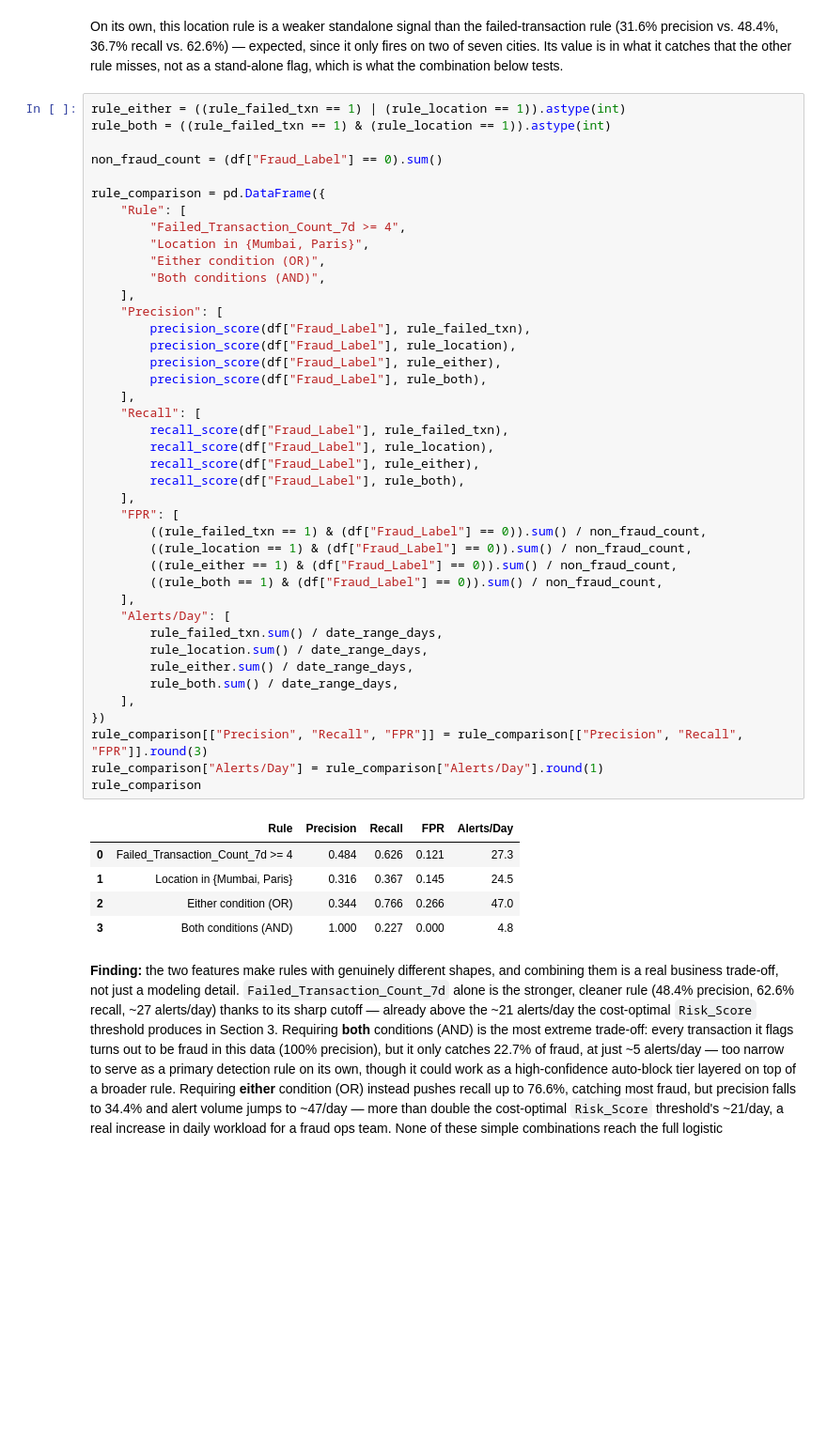
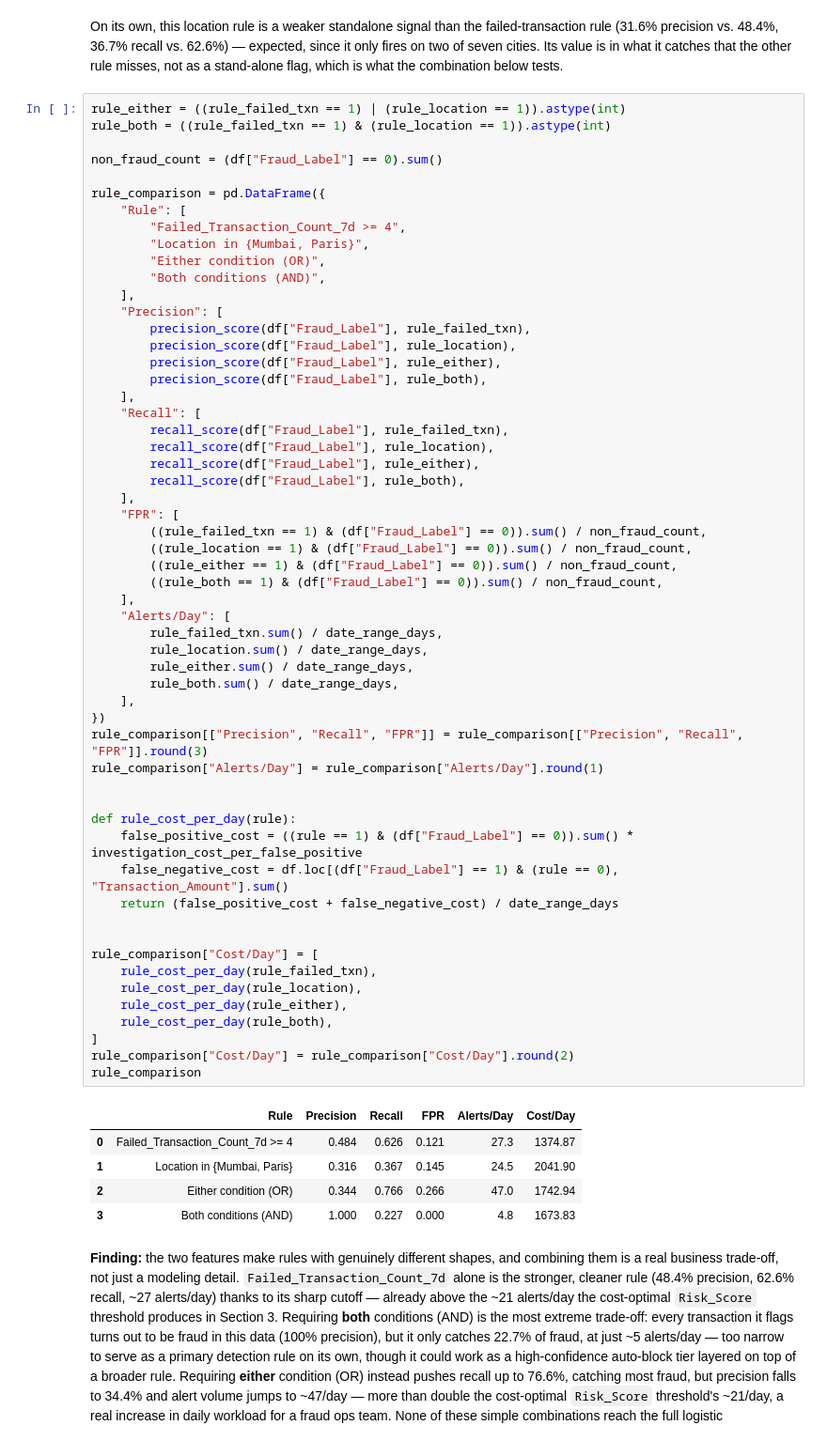
Before and after one commit to HzyBetty/fraud-detection-case-study, a Jupyter notebook: fraud_analysis.ipynb, the cells around one changed output. Shown at 94% size. Saved outputs shown, nothing was run; the diff lists cells and outputs as text; blank space fills up the shorter version.

```diff
--- a/fraud_analysis.ipynb
+++ b/fraud_analysis.ipynb
@@ -675,38 +677,53 @@ rule_comparison = pd.DataFrame({
     ],
     "Precision": [
         precision_score(df["Fraud_Label"], rule_failed_txn),
         precision_score(df["Fraud_Label"], rule_location),
         precision_score(df["Fraud_Label"], rule_either),
         precision_score(df["Fraud_Label"], rule_both),
     ],
     "Recall": [
         recall_score(df["Fraud_Label"], rule_failed_txn),
         recall_score(df["Fraud_Label"], rule_location),
         recall_score(df["Fraud_Label"], rule_either),
         recall_score(df["Fraud_Label"], rule_both),
     ],
     "FPR": [
         ((rule_failed_txn == 1) & (df["Fraud_Label"] == 0)).sum() / non_fraud_count,
         ((rule_location == 1) & (df["Fraud_Label"] == 0)).sum() / non_fraud_count,
         ((rule_either == 1) & (df["Fraud_Label"] == 0)).sum() / non_fraud_count,
         ((rule_both == 1) & (df["Fraud_Label"] == 0)).sum() / non_fraud_count,
     ],
     "Alerts/Day": [
         rule_failed_txn.sum() / date_range_days,
         rule_location.sum() / date_range_days,
         rule_either.sum() / date_range_days,
         rule_both.sum() / date_range_days,
     ],
 })
 rule_comparison[["Precision", "Recall", "FPR"]] = rule_comparison[["Precision", "Recall", "FPR"]].round(3)
 rule_comparison["Alerts/Day"] = rule_comparison["Alerts/Day"].round(1)
+
+
+def rule_cost_per_day(rule):
+    false_positive_cost = ((rule == 1) & (df["Fraud_Label"] == 0)).sum() * investigation_cost_per_false_positive
+    false_negative_cost = df.loc[(df["Fraud_Label"] == 1) & (rule == 0), "Transaction_Amount"].sum()
+    return (false_positive_cost + false_negative_cost) / date_range_days
+
+
+rule_comparison["Cost/Day"] = [
+    rule_cost_per_day(rule_failed_txn),
+    rule_cost_per_day(rule_location),
+    rule_cost_per_day(rule_either),
+    rule_cost_per_day(rule_both),
+]
+rule_comparison["Cost/Day"] = rule_comparison["Cost/Day"].round(2)
 rule_comparison
 # %% [output]
-|  | Rule | Precision | Recall | FPR | Alerts/Day |
-| 0 | Failed_Transaction_Count_7d >= 4 | 0.484 | 0.626 | 0.121 | 27.3 |
-| 1 | Location in {Mumbai, Paris} | 0.316 | 0.367 | 0.145 | 24.5 |
-| 2 | Either condition (OR) | 0.344 | 0.766 | 0.266 | 47.0 |
-| 3 | Both conditions (AND) | 1.000 | 0.227 | 0.000 | 4.8 |
+|  | Rule | Precision | Recall | FPR | Alerts/Day | Cost/Day |
+| 0 | Failed_Transaction_Count_7d >= 4 | 0.484 | 0.626 | 0.121 | 27.3 | 1374.87 |
+| 1 | Location in {Mumbai, Paris} | 0.316 | 0.367 | 0.145 | 24.5 | 2041.90 |
+| 2 | Either condition (OR) | 0.344 | 0.766 | 0.266 | 47.0 | 1742.94 |
+| 3 | Both conditions (AND) | 1.000 | 0.227 | 0.000 | 4.8 | 1673.83 |
 # %% [markdown]
 **Finding:** the two features make rules with genuinely different shapes, and combining
 them is a real business trade-off, not just a modeling detail. `Failed_Transaction_Count_7d`
```
Also changed, not shown: parts of 7 cells of this notebook.
